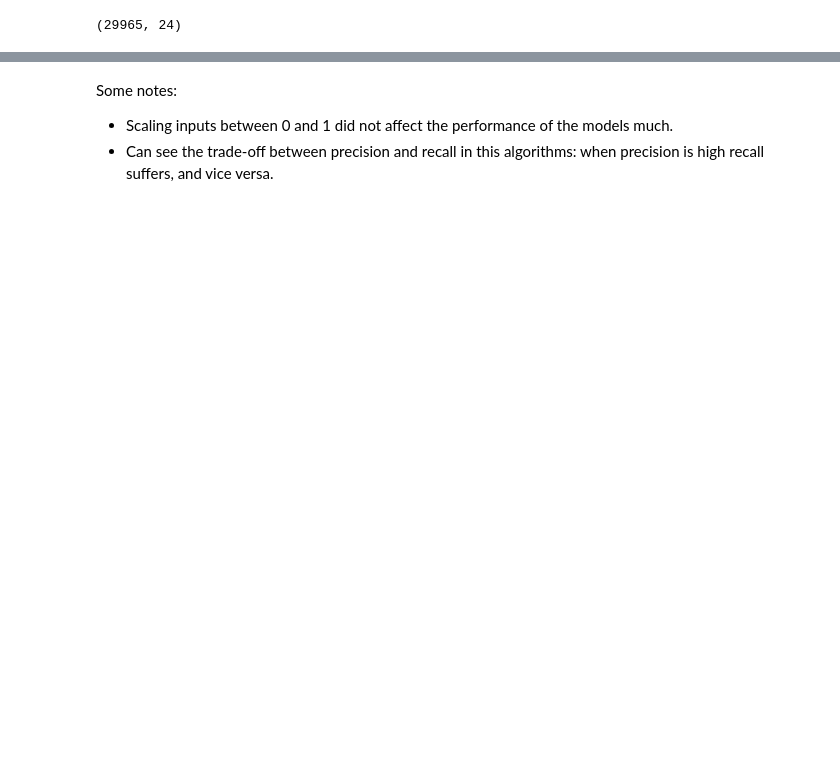
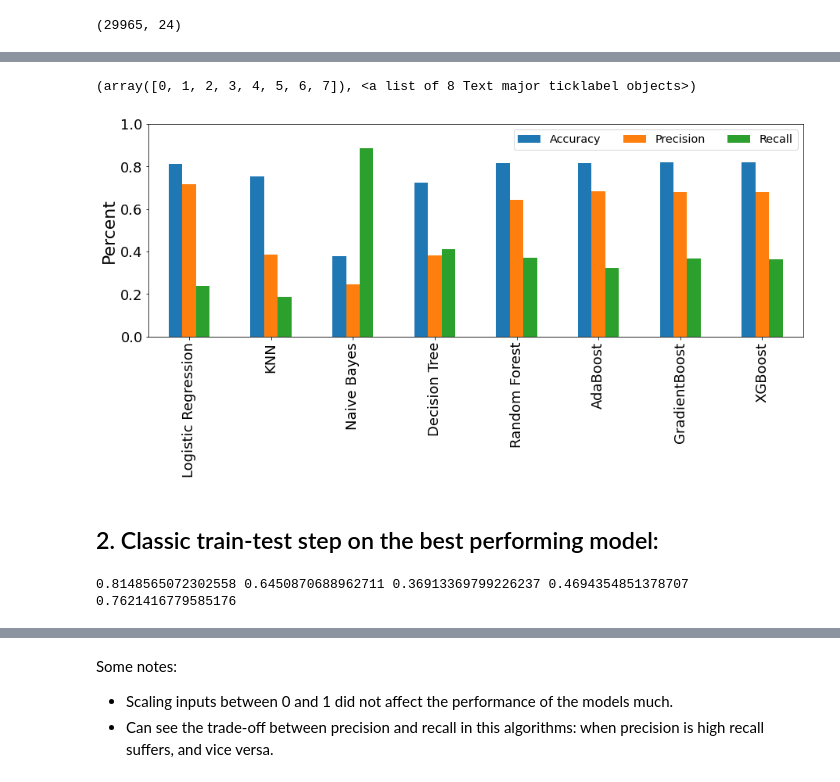
Before and after one commit to RozitaAbdoli/credit_default_mining, a Jupyter notebook: Model_comparison.ipynb, the cells around one changed output, grey strips where cells are left out. Cells and saved outputs as stored; diff of their text form; code cells hidden in the pictures; blank space fills up the shorter version.

```diff
--- a/Model_comparison.ipynb
+++ b/Model_comparison.ipynb
@@ -53,5 +72,5 @@ df.shape
 (29965, 24)
 # %%
 #Seperate the independent and dependent variables.
-df_independent = df.drop(['Default'], axis=1)
-df_default = df['Default']
+X = df.drop(['Default'], axis=1)
+y = df['Default']
@@ -57,0 +136,23 @@ df_default = df['Default']
+# %%
+# Performance metrics dataframe with cross validation
+CV_scores_df = pd.DataFrame()
+CV_scores_df['Algorithm'] = names
+
+CV_scores_df['Accuracy'] = accuracies
+CV_scores_df['Accuracy_SD'] = accuracy_stds
+
+CV_scores_df['Precision'] = precisions
+CV_scores_df['Precision_SD'] = precision_stds
+
+CV_scores_df['Recall'] = recalls
+CV_scores_df['Recall_SD'] = recall_stds
+
+CV_scores_df['F1_score'] = f1_scores
+CV_scores_df['F1_SD'] = f1_stds
+
+CV_scores_df['ROC_AUC'] = roc_aucs
+CV_scores_df['AUC_SD'] = auc_stds
+
+CV_scores_df['Elapsed_time'] = elapsed_time
+
+CV_scores_df
@@ -57,0 +177,50 @@ df_default = df['Default']
+# %%
+# visual representation of the performance metrics above
+CV_scores_df.plot(x="Algorithm", y=["Accuracy", "Precision", "Recall"], kind="bar");
+plt.ylim([0, 1])
+plt.legend(loc="upper right", ncol=len(df.columns))
+plt.xlabel(None)
+plt.ylabel("Percent")
+plt.xticks(rotation=90)
+# %% [output]
+(array([0, 1, 2, 3, 4, 5, 6, 7]), <a list of 8 Text major ticklabel objects>)
+[figure, added]
+# %% [markdown]
+## 2. Classic train-test step on the best performing model:
+# %%
+# Now the classic train-test split, but iterated 50 times. This will be slower than CV, and therefore is only done for the best-performing model.
+# The test set is unseen by the model, and therefore there is no chance of knowledge leaking.
+# If everything has gone right, this model should perform the same with train-test split here as it did with cross-validation above.
+accuracies = []
+precisions = []
+recalls = []
+f1s = []
+aucs = []
+
+for i in range(50):
+    X_train, X_test, y_train, y_test = train_test_split(X, y, test_size=0.3)
+    RFC = RandomForestClassifier()
+
+    RFC.fit(X_train, y_train)
+    y_pred = RFC.predict(X_test)
+
+    accuracy = accuracy_score(y_test, y_pred)
+    precision = precision_score(y_test, y_pred)
+    recall = recall_score(y_test, y_pred)
+    f1 = f1_score(y_test, y_pred)
+    y_pred_proba = RFC.predict_proba(X_test)[::, 1]
+    auc = roc_auc_score(y_test, y_pred_proba)
+    accuracies.append(accuracy)
+    precisions.append(precision)
+    recalls.append(recall)
+    f1s.append(f1)
+    aucs.append(auc)
+
+print(mean(accuracies),
+      mean(precisions),
+      mean(recalls),
+      mean(f1s),
+      mean(aucs)
+      )
+# %% [output]
+0.8148565072302558 0.6450870688962711 0.36913369799226237 0.4694354851378707 0.7621416779585176
```
Also changed, not shown: parts of 25 cells of this notebook.
